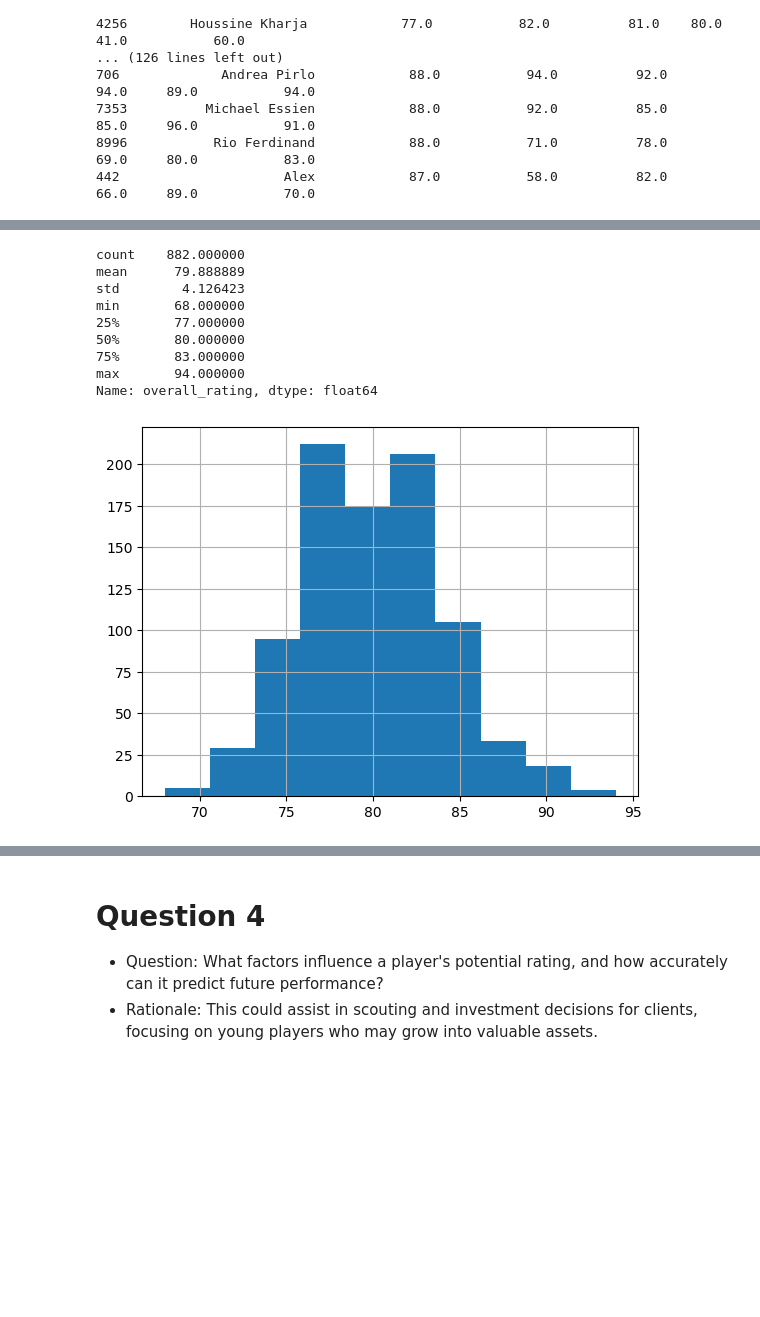
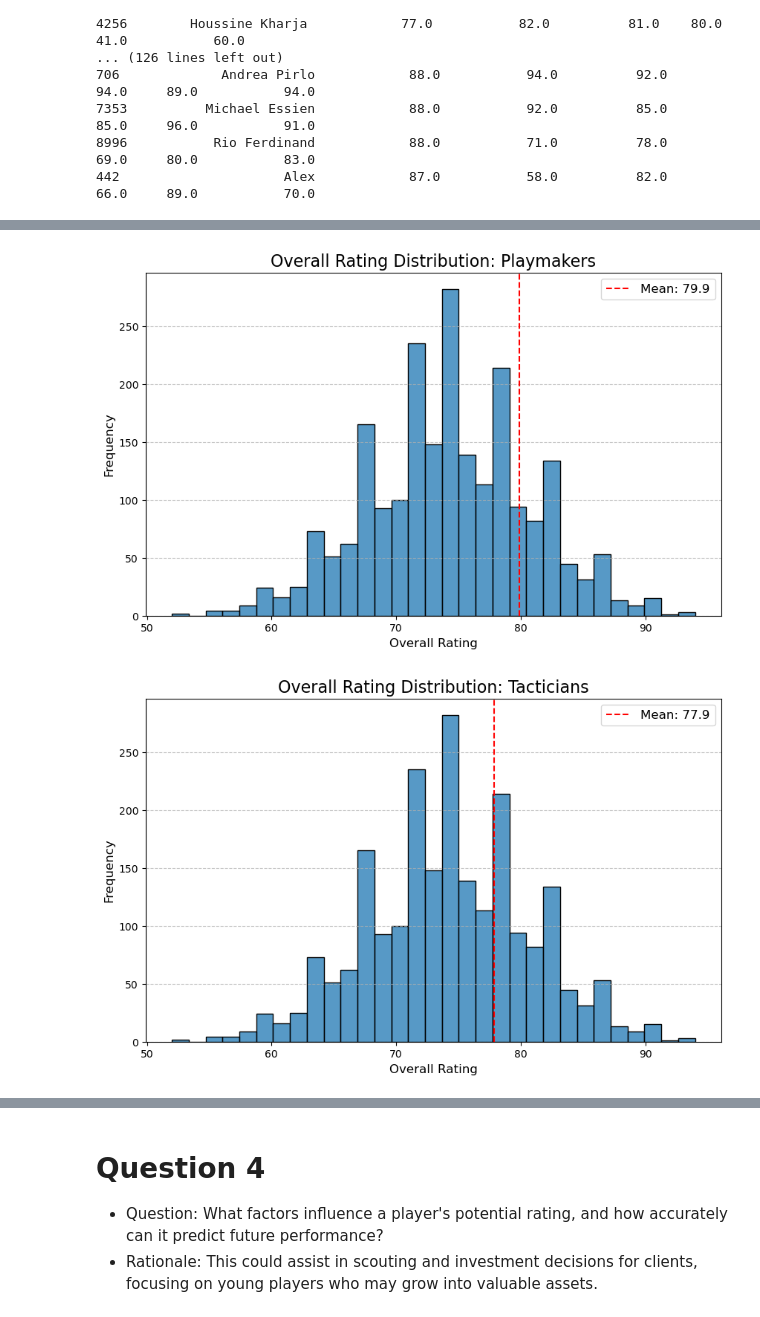
Before and after one commit to falba3/AdvancedDataAnalytics, a Jupyter notebook: notebooks/all_questions.ipynb, the cells around one changed output, grey strips where cells are left out. Saved outputs shown, nothing was run; the diff lists cells and outputs as text; code cells hidden in the pictures; blank space fills up the shorter version.

```diff
--- a/notebooks/all_questions.ipynb
+++ b/notebooks/all_questions.ipynb
@@ -545,6 +541,19 @@ technical = ['ball_control', 'dribbling']
 # %%
-# Quick Players (Speed Attributes more than 80)
-quick_players = df[df[speed].gt(80).any(axis=1)]
-quick_players['overall_rating'].hist();
-quick_players['overall_rating'].describe()
+# Distribution of Quick Players Overall
+quick_players = df[df['is_quick'] == 1]
+
+plt.figure(figsize=(10, 6))
+sns.histplot(
+    quick_players['overall_rating'],
+    edgecolor='black')
+
+plt.title("Overall Rating Distribution: Quick Players", fontsize=16)
+plt.xlabel("Overall Rating", fontsize=12)
+plt.ylabel("Frequency", fontsize=12)
+plt.grid(axis='y', linestyle='--', alpha=0.7)
+
+mean_rating = quick_players['overall_rating'].mean()
+plt.axvline(mean_rating, color='red', linestyle='--', label=f"Mean: {round(mean_rating, 1)}")
+plt.legend(fontsize=12)
+plt.show()
 # %% [output]
@@ -593,16 +601,40 @@ Name: overall_rating, dtype: float64
 # %%
-# Playmaking Players (Technical Attributes more than 80)
-playmaking_players = df[df[playmaking].gt(80).any(axis=1)]
-playmaking_players['overall_rating'].hist();
-playmaking_players['overall_rating'].describe()
+# Distribution of Playmaking Players Overall
+playmaking_players = df[df['is_playmaker'] == 1]
+
+plt.figure(figsize=(10, 6))
+sns.histplot(
+    quick_players['overall_rating'],
+    edgecolor='black')
+
+plt.title("Overall Rating Distribution: Playmakers", fontsize=16)
+plt.xlabel("Overall Rating", fontsize=12)
+plt.ylabel("Frequency", fontsize=12)
+plt.grid(axis='y', linestyle='--', alpha=0.7)
+
+mean_rating = playmaking_players['overall_rating'].mean()
+plt.axvline(mean_rating, color='red', linestyle='--', label=f"Mean: {round(mean_rating, 1)}")
+plt.legend(fontsize=12)
+plt.show()
 # %% [output]
-count    882.000000
-mean      79.888889
-std        4.126423
-min       68.000000
-25%       77.000000
-50%       80.000000
-75%       83.000000
-max       94.000000
-Name: overall_rating, dtype: float64
-[figure, old version]
+[figure, new version]
+# %%
+# Distribution of Tactical Players Overall
+tactical_players = df[df['is_tactician'] == 1]
+
+plt.figure(figsize=(10, 6))
+sns.histplot(
+    quick_players['overall_rating'],
+    edgecolor='black')
+
+plt.title("Overall Rating Distribution: Tacticians", fontsize=16)
+plt.xlabel("Overall Rating", fontsize=12)
+plt.ylabel("Frequency", fontsize=12)
+plt.grid(axis='y', linestyle='--', alpha=0.7)
+
+mean_rating = tactical_players['overall_rating'].mean()
+plt.axvline(mean_rating, color='red', linestyle='--', label=f"Mean: {round(mean_rating, 1)}")
+plt.legend(fontsize=12)
+plt.show()
+# %% [output]
+[figure, added]
```
Also changed, not shown: parts of 49 cells of this notebook.
